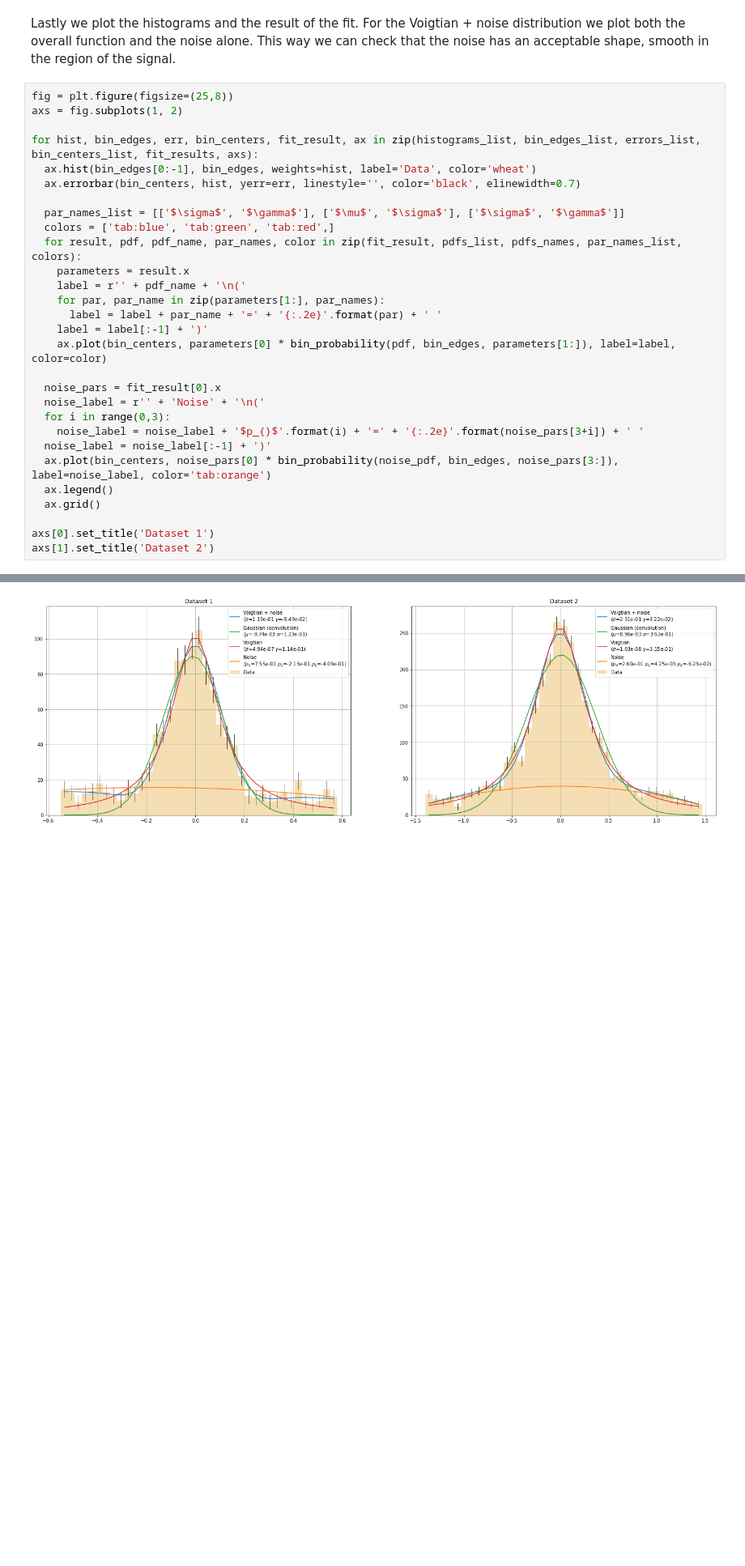
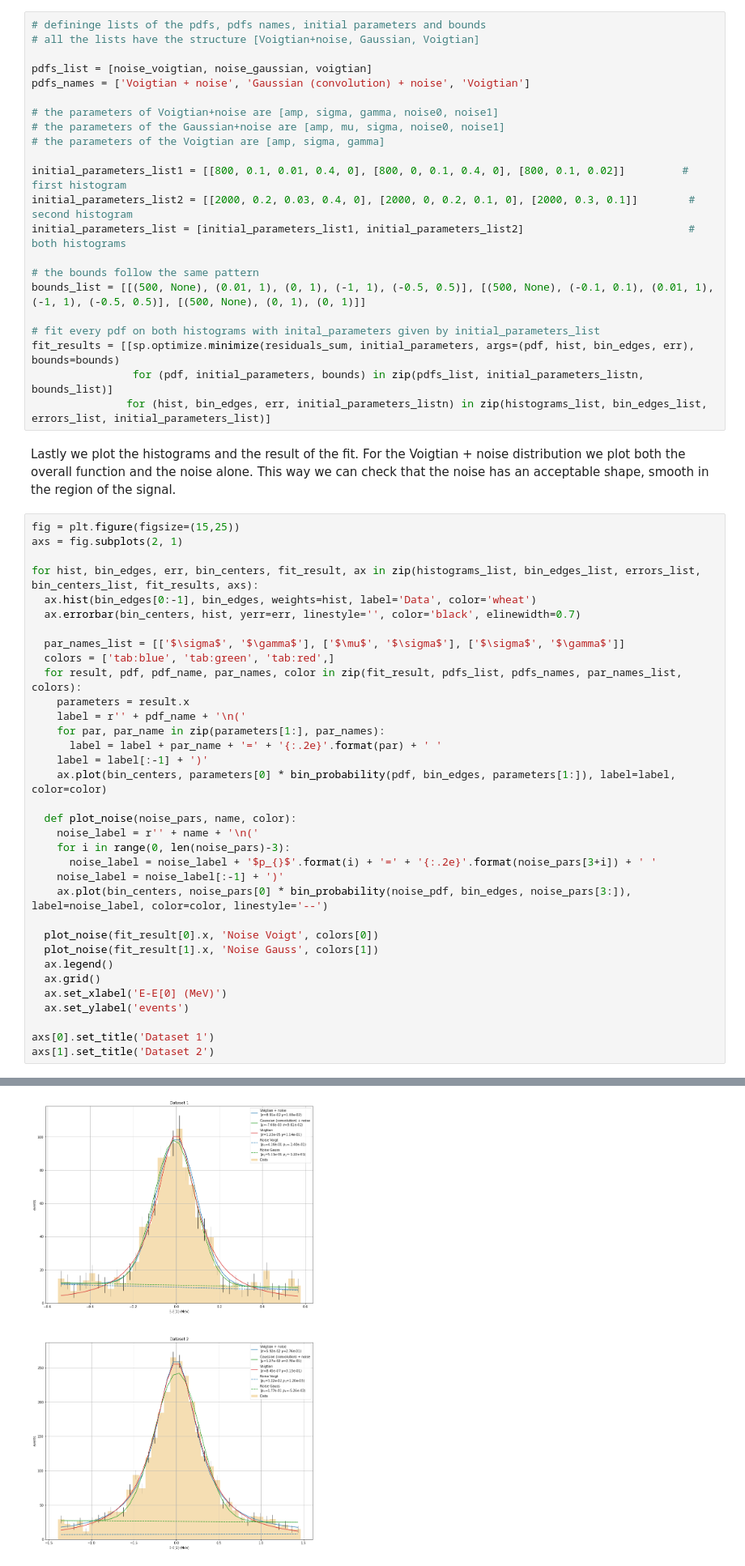
Before and after one commit to nicmontalti/CMST, a Jupyter notebook: p3/Project_3_S4947231.ipynb, the cells around one changed output, grey strips where cells are left out. Shown at 81% size. Cells and saved outputs as stored; diff of their text form; blank space fills up the shorter version.

```diff
--- a/p3/Project_3_S4947231.ipynb
+++ b/p3/Project_3_S4947231.ipynb
@@ -558,37 +551,64 @@ fit_results = [[sp.optimize.minimize(residuals_sum, starting_parameters, args=(p
+# %%
+# defininge lists of the pdfs, pdfs names, initial parameters and bounds
+# all the lists have the structure [Voigtian+noise, Gaussian, Voigtian]
+
+pdfs_list = [noise_voigtian, noise_gaussian, voigtian]
+pdfs_names = ['Voigtian + noise', 'Gaussian (convolution) + noise', 'Voigtian']
+
+# the parameters of Voigtian+noise are [amp, sigma, gamma, noise0, noise1]
+# the parameters of the Gaussian+noise are [amp, mu, sigma, noise0, noise1]
+# the parameters of the Voigtian are [amp, sigma, gamma]
+
+initial_parameters_list1 = [[800, 0.1, 0.01, 0.4, 0], [800, 0, 0.1, 0.4, 0], [800, 0.1, 0.02]]         # first histogram
+initial_parameters_list2 = [[2000, 0.2, 0.03, 0.4, 0], [2000, 0, 0.2, 0.1, 0], [2000, 0.3, 0.1]]        # second histogram
+initial_parameters_list = [initial_parameters_list1, initial_parameters_list2]                          # both histograms
+
+# the bounds follow the same pattern
+bounds_list = [[(500, None), (0.01, 1), (0, 1), (-1, 1), (-0.5, 0.5)], [(500, None), (-0.1, 0.1), (0.01, 1), (-1, 1), (-0.5, 0.5)], [(500, None), (0, 1), (0, 1)]]
+
+# fit every pdf on both histograms with inital_parameters given by initial_parameters_list
+fit_results = [[sp.optimize.minimize(residuals_sum, initial_parameters, args=(pdf, hist, bin_edges, err), bounds=bounds)
+                for (pdf, initial_parameters, bounds) in zip(pdfs_list, initial_parameters_listn, bounds_list)]
+               for (hist, bin_edges, err, initial_parameters_listn) in zip(histograms_list, bin_edges_list, errors_list, initial_parameters_list)]
 # %% [markdown]
 Lastly we plot the histograms and the result of the fit. For the Voigtian + noise distribution we plot both the overall function and the noise alone. This way we can check that the noise has an acceptable shape, smooth in the region of the signal.
 # %%
-fig = plt.figure(figsize=(25,8))
-axs = fig.subplots(1, 2)
+fig = plt.figure(figsize=(15,25))
+axs = fig.subplots(2, 1)
 
 for hist, bin_edges, err, bin_centers, fit_result, ax in zip(histograms_list, bin_edges_list, errors_list, bin_centers_list, fit_results, axs):
   ax.hist(bin_edges[0:-1], bin_edges, weights=hist, label='Data', color='wheat')
   ax.errorbar(bin_centers, hist, yerr=err, linestyle='', color='black', elinewidth=0.7)
 
   par_names_list = [['$\sigma$', '$\gamma$'], ['$\mu$', '$\sigma$'], ['$\sigma$', '$\gamma$']]
   colors = ['tab:blue', 'tab:green', 'tab:red',]
   for result, pdf, pdf_name, par_names, color in zip(fit_result, pdfs_list, pdfs_names, par_names_list, colors):
     parameters = result.x
     label = r'' + pdf_name + '\n('
     for par, par_name in zip(parameters[1:], par_names):
       label = label + par_name + '=' + '{:.2e}'.format(par) + ' '
     label = label[:-1] + ')'
     ax.plot(bin_centers, parameters[0] * bin_probability(pdf, bin_edges, parameters[1:]), label=label, color=color)
 
-  noise_pars = fit_result[0].x
-  noise_label = r'' + 'Noise' + '\n('
-  for i in range(0,3):
-    noise_label = noise_label + '$p_{}$'.format(i) + '=' + '{:.2e}'.format(noise_pars[3+i]) + ' '
-  noise_label = noise_label[:-1] + ')'
-  ax.plot(bin_centers, noise_pars[0] * bin_probability(noise_pdf, bin_edges, noise_pars[3:]), label=noise_label, color='tab:orange')
+  def plot_noise(noise_pars, name, color):
+    noise_label = r'' + name + '\n('
+    for i in range(0, len(noise_pars)-3):
+      noise_label = noise_label + '$p_{}$'.format(i) + '=' + '{:.2e}'.format(noise_pars[3+i]) + ' '
+    noise_label = noise_label[:-1] + ')'
+    ax.plot(bin_centers, noise_pars[0] * bin_probability(noise_pdf, bin_edges, noise_pars[3:]), label=noise_label, color=color, linestyle='--')
+
+  plot_noise(fit_result[0].x, 'Noise Voigt', colors[0])
+  plot_noise(fit_result[1].x, 'Noise Gauss', colors[1])
   ax.legend()
   ax.grid()
+  ax.set_xlabel('E-E[0] (MeV)')
+  ax.set_ylabel('events')
 
 axs[0].set_title('Dataset 1')
 axs[1].set_title('Dataset 2')
 # %% [output]
 Text(0.5, 1.0, 'Dataset 2')
-[figure, old version]
+[figure, new version]
 # %% [markdown]
 ### Pearson test
 To check the result, we perform a Pearson test on all the fitted distribution.
```
Also changed, not shown: parts of 18 cells of this notebook.
